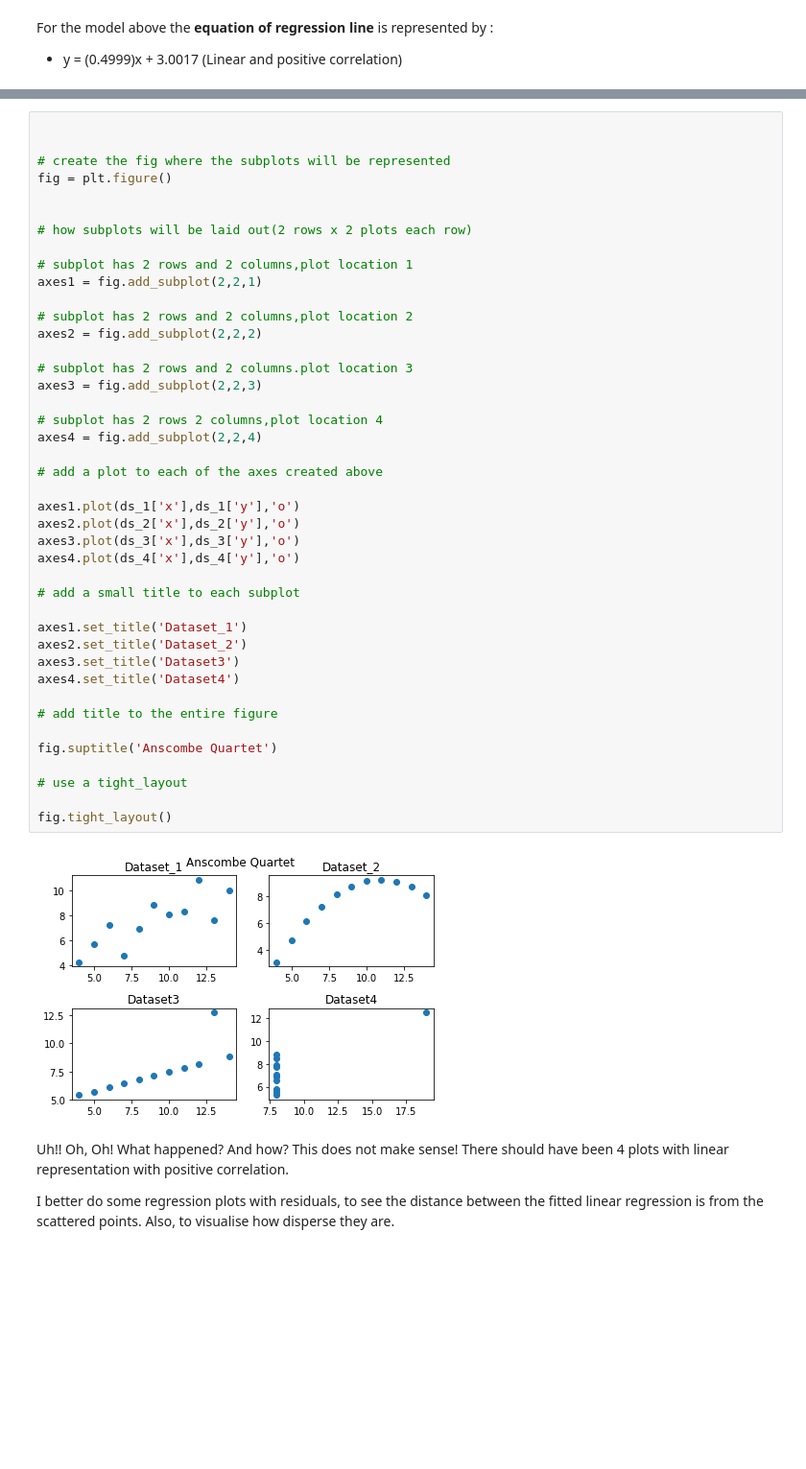
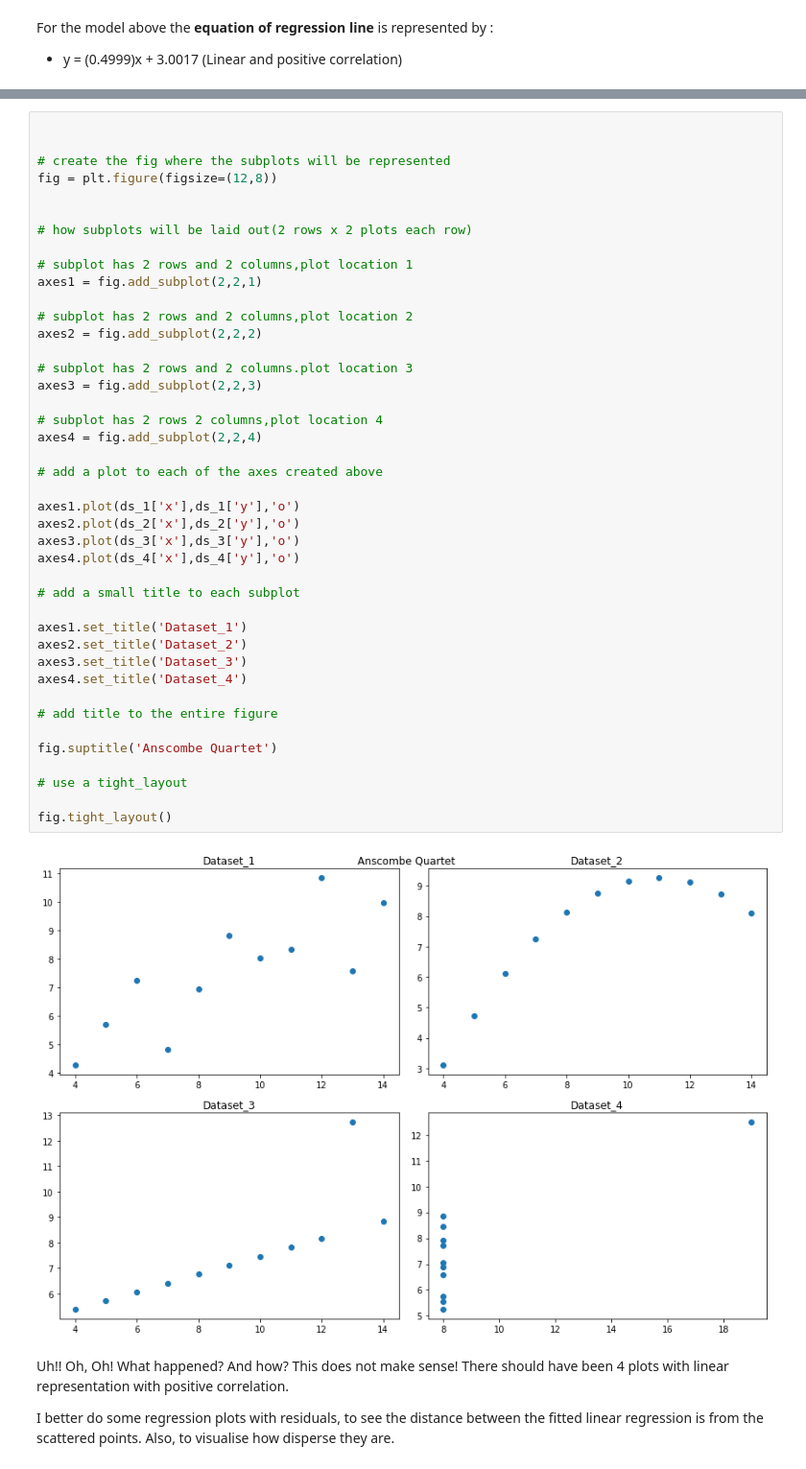
Before and after one commit to MarcoMen-Temp/Fundamentals-Practice, a Jupyter notebook: AnscombeQuartetAnalysis.ipynb, the cells around one changed output, grey strips where cells are left out. Shown at 96% size. Cells and saved outputs as stored; diff of their text form; blank space fills up the shorter version.

```diff
--- a/AnscombeQuartetAnalysis.ipynb
+++ b/AnscombeQuartetAnalysis.ipynb
@@ -263,7 +269,7 @@ Let's start plotting, to reinforce the numerical results ( above ) and prove tha
 
 
 # create the fig where the subplots will be represented
-fig = plt.figure()
+fig = plt.figure(figsize=(12,8))
 
 
 # how subplots will be laid out(2 rows x 2 plots each row)
@@ -273,36 +279,36 @@ axes1 = fig.add_subplot(2,2,1)
 
 # subplot has 2 rows and 2 columns,plot location 2
 axes2 = fig.add_subplot(2,2,2)
 
 # subplot has 2 rows and 2 columns.plot location 3
 axes3 = fig.add_subplot(2,2,3)
 
 # subplot has 2 rows 2 columns,plot location 4
 axes4 = fig.add_subplot(2,2,4)
 
 # add a plot to each of the axes created above
 
 axes1.plot(ds_1['x'],ds_1['y'],'o')
 axes2.plot(ds_2['x'],ds_2['y'],'o')
 axes3.plot(ds_3['x'],ds_3['y'],'o')
 axes4.plot(ds_4['x'],ds_4['y'],'o')
 
 # add a small title to each subplot
 
 axes1.set_title('Dataset_1')
 axes2.set_title('Dataset_2')
-axes3.set_title('Dataset3')
-axes4.set_title('Dataset4')
+axes3.set_title('Dataset_3')
+axes4.set_title('Dataset_4')
 
 # add title to the entire figure
 
 fig.suptitle('Anscombe Quartet')
 
 # use a tight_layout
 
 fig.tight_layout()
 # %% [output]
-[figure, old version]
+[figure, new version]
 # %% [markdown]
 Uh!! Oh, Oh!
 What happened? And how?
```
Also changed, not shown: parts of 17 cells of this notebook.
